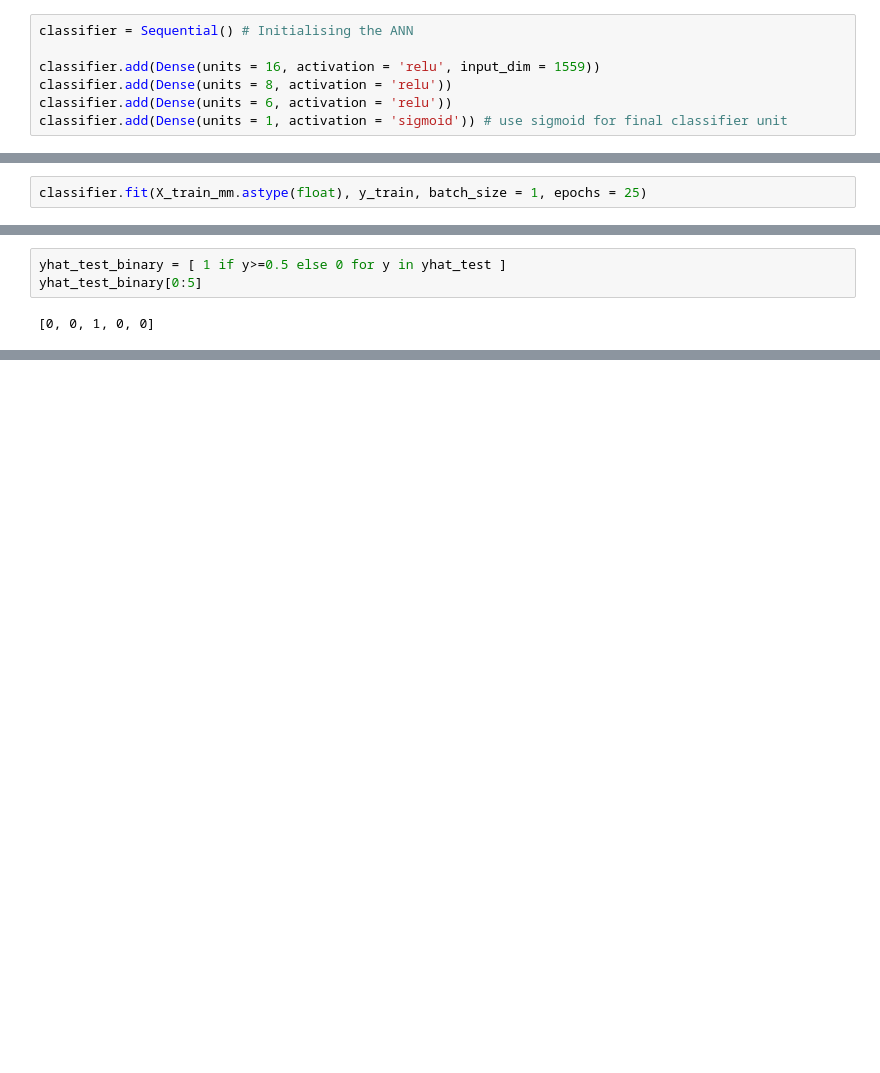
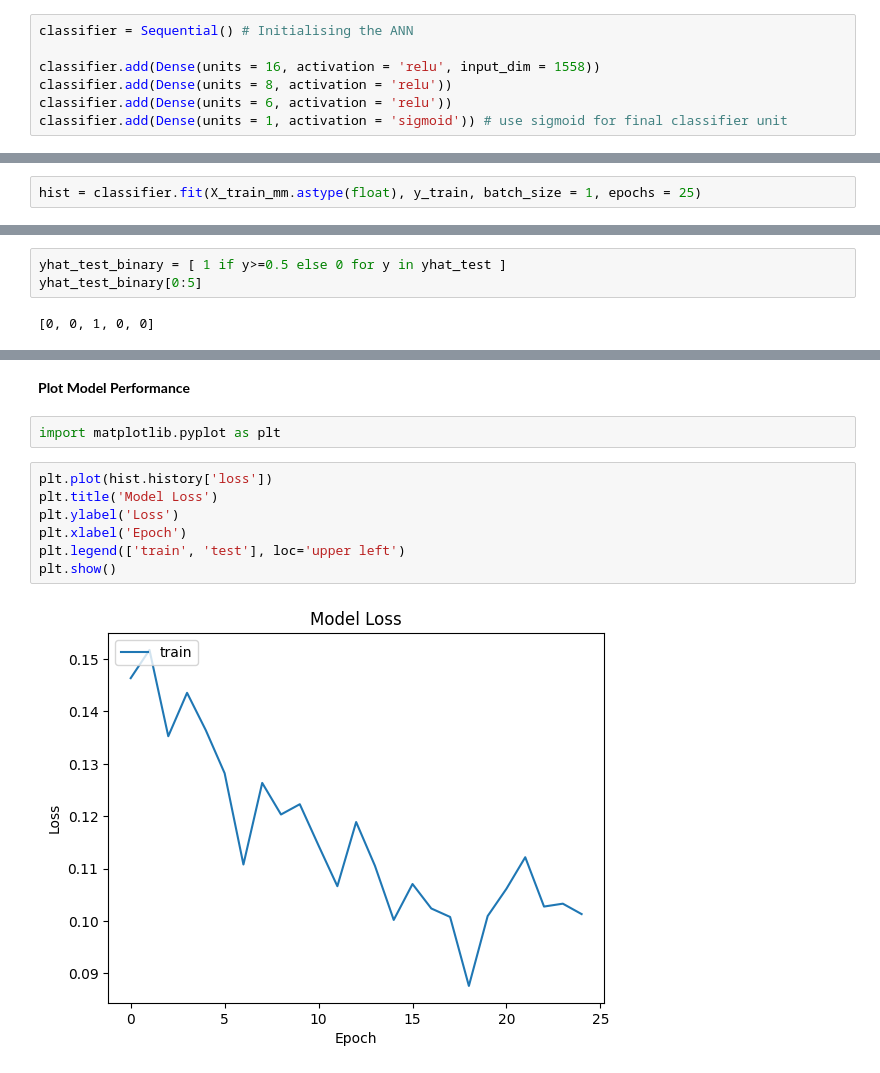
Before and after one commit to SydneyMW/171Project, a Jupyter notebook: 3_preprocess_logreg_neuralnet.ipynb, the cells around one changed output, grey strips where cells are left out. Drawn from its saved outputs; the diff is of its cells as text; blank space fills up the shorter version.

Commit message:
nn loss plot, nn training report

```diff
--- a/3_preprocess_logreg_neuralnet.ipynb
+++ b/3_preprocess_logreg_neuralnet.ipynb
@@ -293,7 +284,7 @@ To enable them in other operations, rebuild TensorFlow with the appropriate comp
 # %%
 classifier = Sequential() # Initialising the ANN
 
-classifier.add(Dense(units = 16, activation = 'relu', input_dim = 1559))
+classifier.add(Dense(units = 16, activation = 'relu', input_dim = 1558))
 classifier.add(Dense(units = 8, activation = 'relu'))
 classifier.add(Dense(units = 6, activation = 'relu'))
 classifier.add(Dense(units = 1, activation = 'sigmoid')) # use sigmoid for final classifier unit
@@ -306,5 +291,5 @@ To enable them in other operations, rebuild TensorFlow with the appropriate comp
 # %%
 classifier.compile(optimizer = 'rmsprop', loss = 'binary_crossentropy')
 # %%
-classifier.fit(X_train_mm.astype(float), y_train, batch_size = 1, epochs = 25)
+hist = classifier.fit(X_train_mm.astype(float), y_train, batch_size = 1, epochs = 25)
 # %% [output]
@@ -355,0 +369,13 @@ weighted avg       0.98      0.98      0.98       653
+# %% [markdown]
+**Plot Model Performance**
+# %%
+import matplotlib.pyplot as plt
+# %%
+plt.plot(hist.history['loss'])
+plt.title('Model Loss')
+plt.ylabel('Loss')
+plt.xlabel('Epoch')
+plt.legend(['train', 'test'], loc='upper left')
+plt.show()
+# %% [output]
+[figure, added]
```
Also changed, not shown: parts of 19 cells of this notebook.
